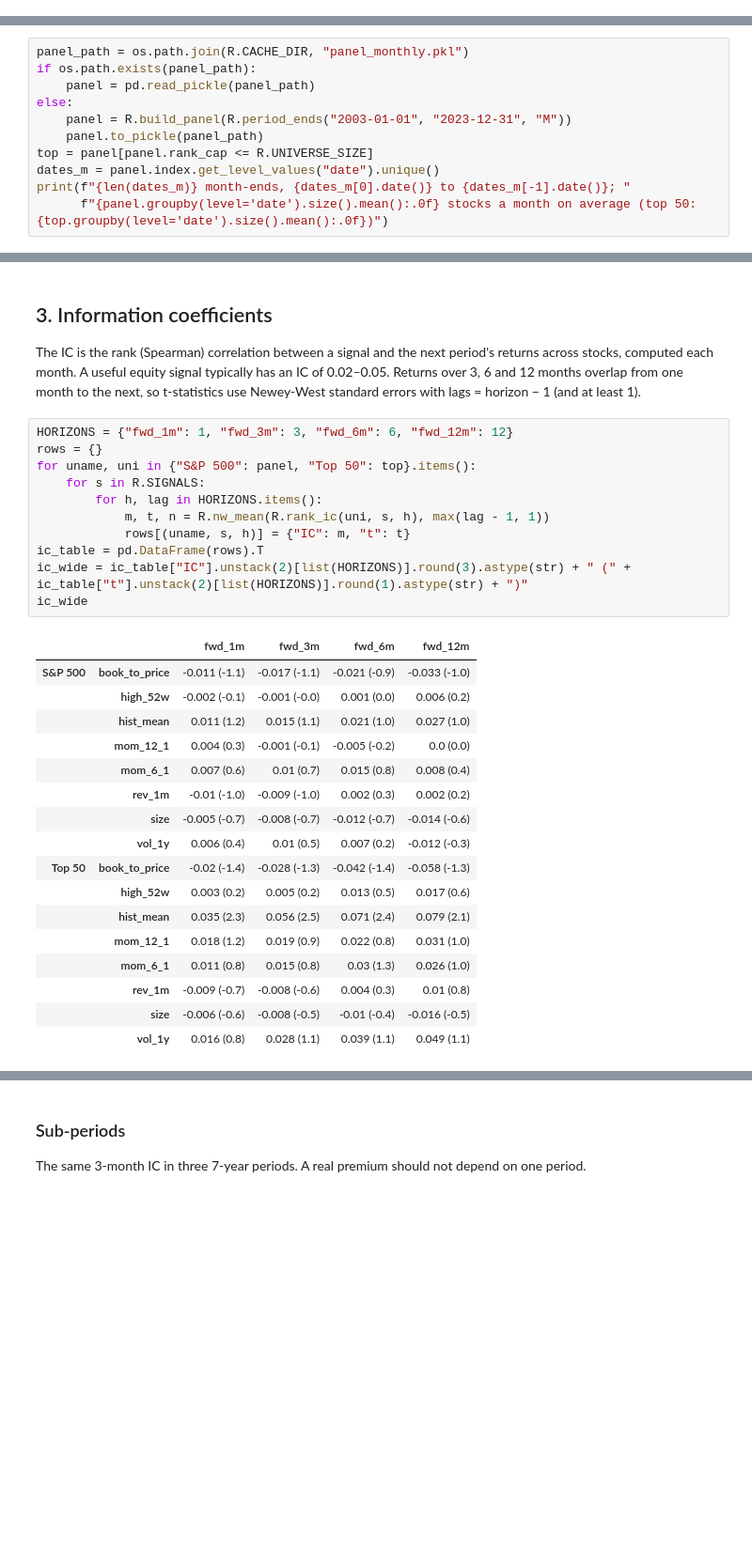
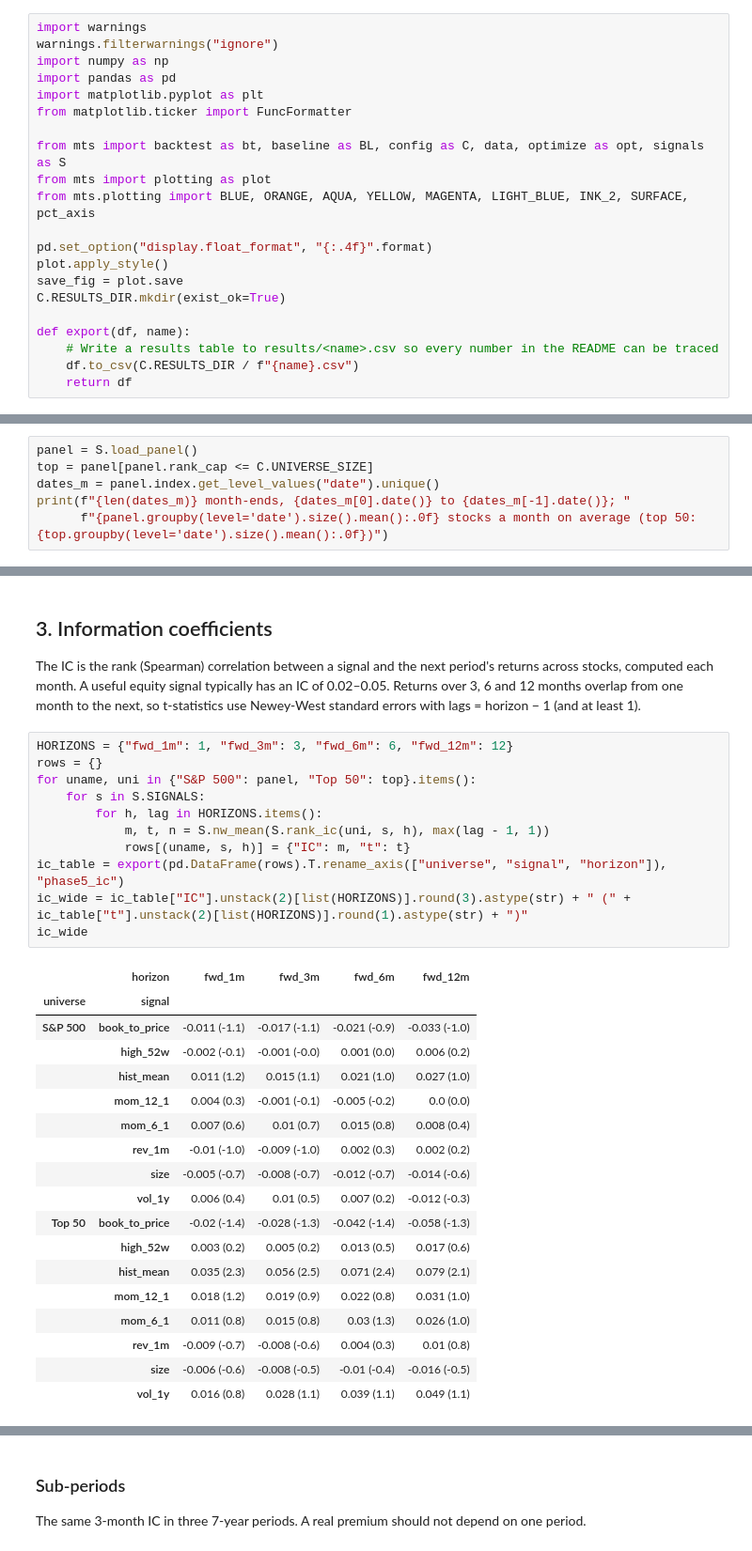
Before and after one commit to AimanxxAnsari/momentum-trading-strategy, a Jupyter notebook: signal-research.ipynb, the cells around one changed output, grey strips where cells are left out. Shown at 94% size. Drawn from its saved outputs; the diff is of its cells as text; blank space fills up the shorter version.

```diff
--- a/signal-research.ipynb
+++ b/signal-research.ipynb
@@ -59,3 +27,24 @@ def save_fig(fig, name):
+# %%
+import warnings
+warnings.filterwarnings("ignore")
+import numpy as np
+import pandas as pd
+import matplotlib.pyplot as plt
+from matplotlib.ticker import FuncFormatter
+
+from mts import backtest as bt, baseline as BL, config as C, data, optimize as opt, signals as S
+from mts import plotting as plot
+from mts.plotting import BLUE, ORANGE, AQUA, YELLOW, MAGENTA, LIGHT_BLUE, INK_2, SURFACE, pct_axis
+
+pd.set_option("display.float_format", "{:.4f}".format)
+plot.apply_style()
+save_fig = plot.save
+C.RESULTS_DIR.mkdir(exist_ok=True)
+
+def export(df, name):
+    # Write a results table to results/<name>.csv so every number in the README can be traced
+    df.to_csv(C.RESULTS_DIR / f"{name}.csv")
+    return df
 # %% [markdown]
 ## 1. Reproduction check
 
@@ -104,13 +93,8 @@ S&P 500 snapshot gets eight signals, computed from data up to that day, and its
 | `book_to_price` | book value per share (lagged 3 months) / price | + (value) |
 | `hist_mean` | mean monthly log return over all history (at least 36 months) | the ARIMA views in `main.ipynb` are mostly this |
 # %%
-panel_path = os.path.join(R.CACHE_DIR, "panel_monthly.pkl")
-if os.path.exists(panel_path):
-    panel = pd.read_pickle(panel_path)
-else:
-    panel = R.build_panel(R.period_ends("2003-01-01", "2023-12-31", "M"))
-    panel.to_pickle(panel_path)
-top = panel[panel.rank_cap <= R.UNIVERSE_SIZE]
+panel = S.load_panel()
+top = panel[panel.rank_cap <= C.UNIVERSE_SIZE]
 dates_m = panel.index.get_level_values("date").unique()
 print(f"{len(dates_m)} month-ends, {dates_m[0].date()} to {dates_m[-1].date()}; "
       f"{panel.groupby(level='date').size().mean():.0f} stocks a month on average (top 50: {top.groupby(level='date').size().mean():.0f})")
@@ -126,16 +110,17 @@ lags = horizon − 1 (and at least 1).
 # %%
 HORIZONS = {"fwd_1m": 1, "fwd_3m": 3, "fwd_6m": 6, "fwd_12m": 12}
 rows = {}
 for uname, uni in {"S&P 500": panel, "Top 50": top}.items():
-    for s in R.SIGNALS:
+    for s in S.SIGNALS:
         for h, lag in HORIZONS.items():
-            m, t, n = R.nw_mean(R.rank_ic(uni, s, h), max(lag - 1, 1))
+            m, t, n = S.nw_mean(S.rank_ic(uni, s, h), max(lag - 1, 1))
             rows[(uname, s, h)] = {"IC": m, "t": t}
-ic_table = pd.DataFrame(rows).T
+ic_table = export(pd.DataFrame(rows).T.rename_axis(["universe", "signal", "horizon"]), "phase5_ic")
 ic_wide = ic_table["IC"].unstack(2)[list(HORIZONS)].round(3).astype(str) + " (" + ic_table["t"].unstack(2)[list(HORIZONS)].round(1).astype(str) + ")"
 ic_wide
 # %% [output]
-|  |  | fwd_1m | fwd_3m | fwd_6m | fwd_12m |
+|  | horizon | fwd_1m | fwd_3m | fwd_6m | fwd_12m |
+| universe | signal |  |  |  |  |
 | S&P 500 | book_to_price | -0.011 (-1.1) | -0.017 (-1.1) | -0.021 (-0.9) | -0.033 (-1.0) |
 |  | high_52w | -0.002 (-0.1) | -0.001 (-0.0) | 0.001 (0.0) | 0.006 (0.2) |
 |  | hist_mean | 0.011 (1.2) | 0.015 (1.1) | 0.021 (1.0) | 0.027 (1.0) |
```
Also changed, not shown: parts of 12 cells of this notebook, 32 other files.
